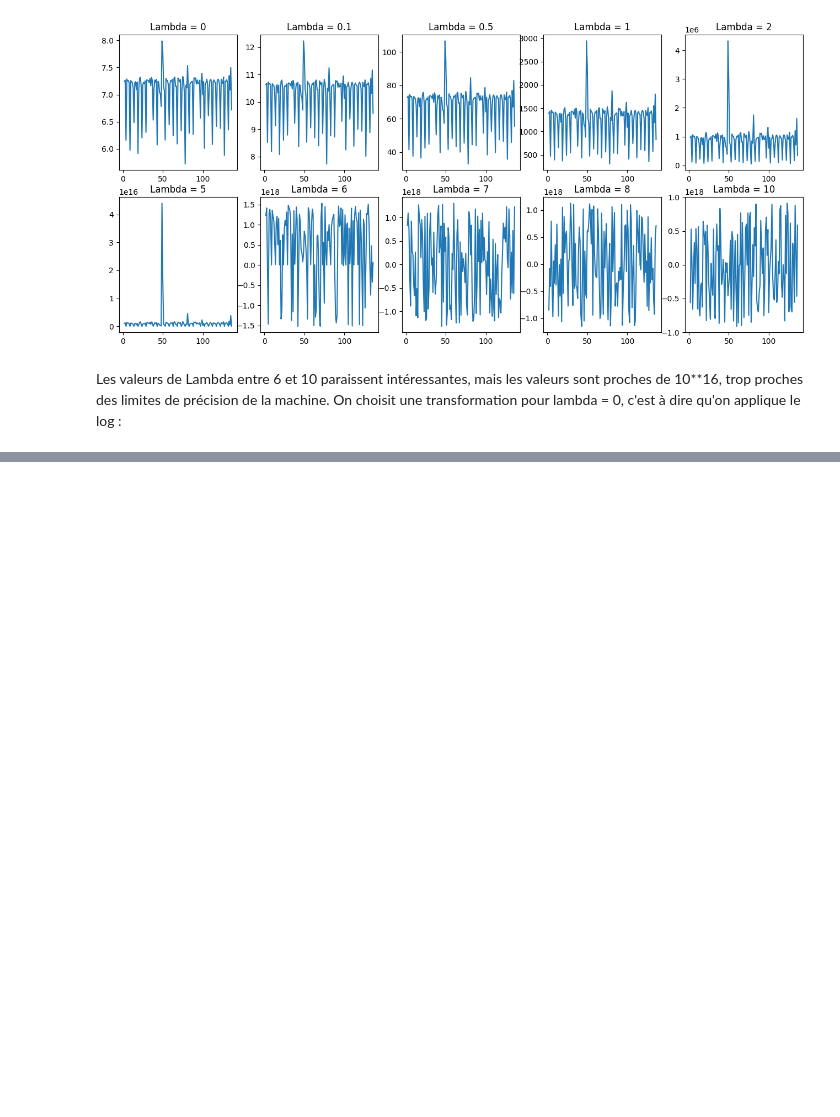
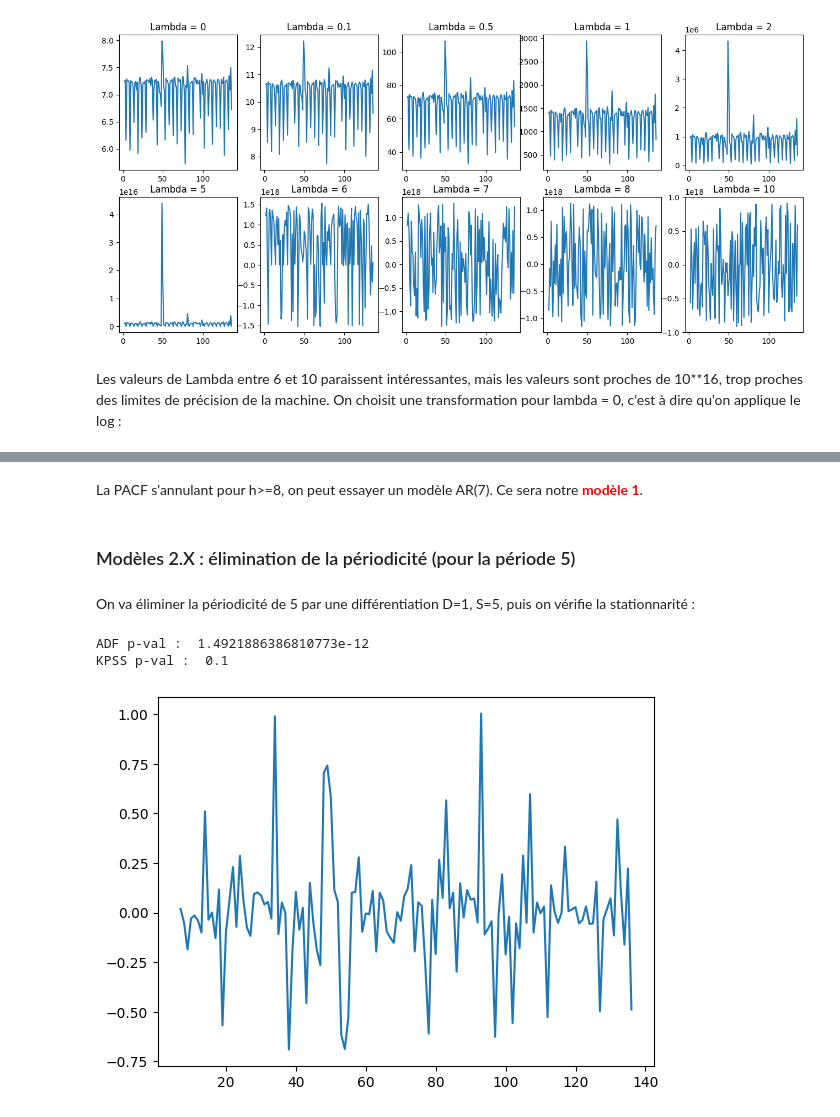
Before and after one commit to kjousselin/M2_serie_chrono, a Jupyter notebook: traitement.ipynb, the cells around one changed output, grey strips where cells are left out. Saved outputs shown, nothing was run; the diff lists cells and outputs as text; code cells hidden in the pictures; blank space fills up the shorter version.

```diff
--- a/traitement.ipynb
+++ b/traitement.ipynb
@@ -113,4 +113,5 @@ for k, Lbda in enumerate(Liste_lambda):
 # %% [markdown]
 Les valeurs de Lambda entre 6 et 10 paraissent intéressantes, mais les valeurs sont proches de 10**16, trop proches des limites de précision de la machine. On choisit une transformation pour lambda = 0, c'est à dire qu'on applique le log :
 # %%
-Ldata_values = np.log(Data_values)
+Ldata = np.log(Data_values)
+Ldata
@@ -116,0 +131,19 @@ Ldata_values = np.log(Data_values)
+# %% [markdown]
+La PACF s'annulant pour h>=8, on peut essayer un modèle AR(7). Ce sera notre <span style='color:red'><b>modèle 1</b></span>.
+# %% [markdown]
+### Modèles 2.X : élimination de la périodicité (pour la période 5)
+# %% [markdown]
+On va éliminer la périodicité de 5 par une différentiation D=1, S=5, puis on vérifie la stationnarité :
+# %%
+Ldata_Diff = Ldata.diff(5).dropna()
+Ldata_Diff.plot()
+
+# Testons la stationnarité après désaisonnalisation
+TestA = adfuller(Ldata_Diff) # Test ADF :    H0 Non Stationnaire
+print("ADF p-val : ", TestA[1])
+TestK = kpss(Ldata_Diff) # Test KPSS :       H0 Stationnaire
+print("KPSS p-val : ", TestK[1])
+# %% [output]
+ADF p-val :  1.4921886386810773e-12
+KPSS p-val :  0.1
+[figure, added]
```
Also changed, not shown: parts of 14 cells of this notebook, 2 other files.
